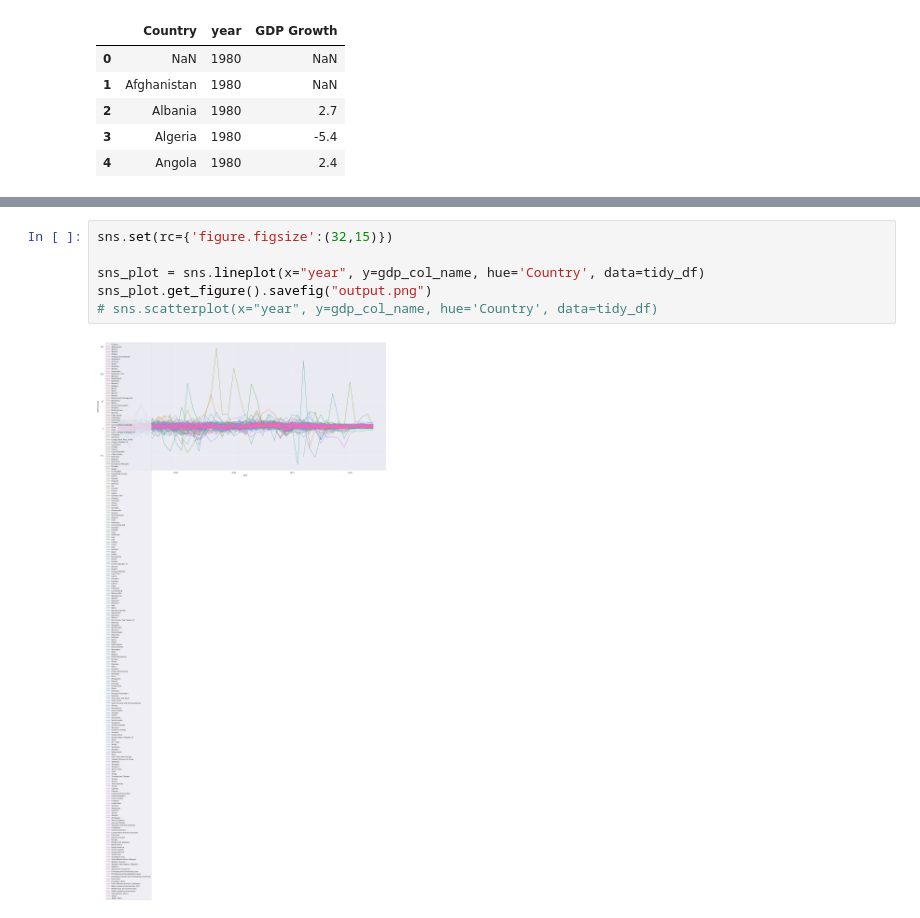
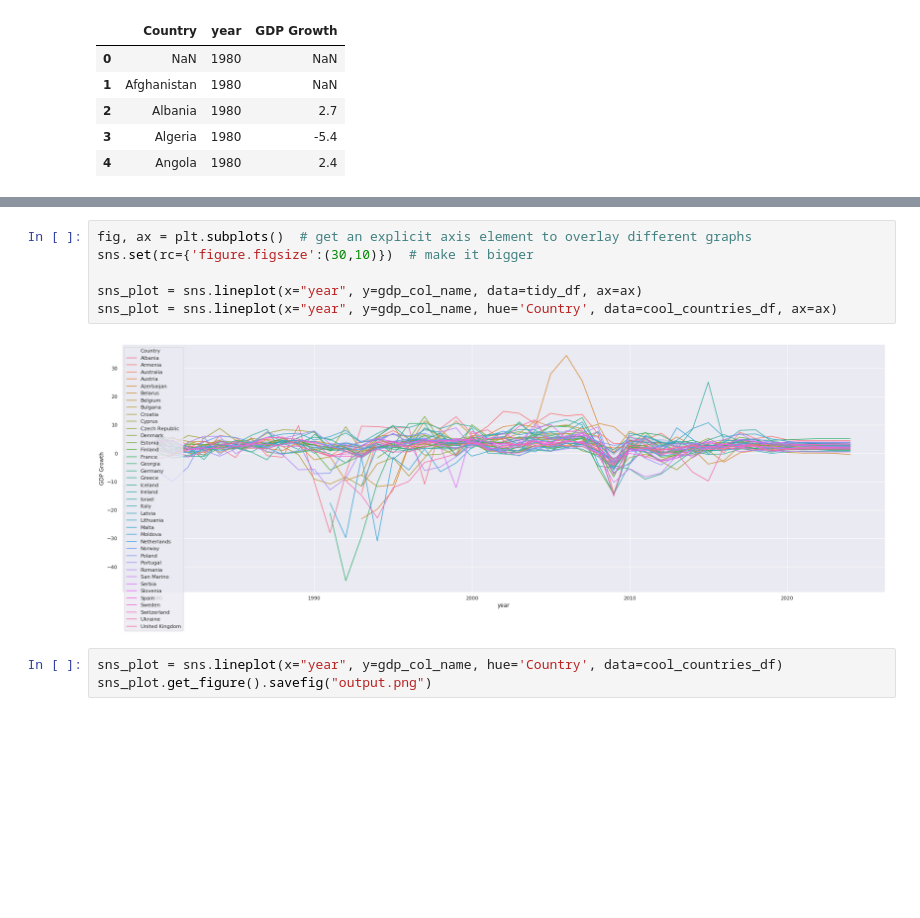
Before and after one commit to robota-x/imf_viz_example, a Jupyter notebook: Viz.ipynb, the cells around one changed output, grey strips where cells are left out. Cells and saved outputs as stored; diff of their text form; blank space fills up the shorter version.

```diff
--- a/Viz.ipynb
+++ b/Viz.ipynb
@@ -44,8 +52,11 @@ tidy_df.head()
+# %%
+fig, ax = plt.subplots()  # get an explicit axis element to overlay different graphs
+sns.set(rc={'figure.figsize':(30,10)})  # make it bigger
+
+sns_plot = sns.lineplot(x="year", y=gdp_col_name, data=tidy_df, ax=ax)
+sns_plot = sns.lineplot(x="year", y=gdp_col_name, hue='Country', data=cool_countries_df, ax=ax)
+# %% [output]
+[figure, added]
 # %%
-sns.set(rc={'figure.figsize':(32,15)})
-
-sns_plot = sns.lineplot(x="year", y=gdp_col_name, hue='Country', data=tidy_df)
+sns_plot = sns.lineplot(x="year", y=gdp_col_name, hue='Country', data=cool_countries_df)
 sns_plot.get_figure().savefig("output.png")
-# sns.scatterplot(x="year", y=gdp_col_name, hue='Country', data=tidy_df)
-# %% [output]
-[figure, removed]
```
Also changed, not shown: parts of 5 cells of this notebook, 1 other file.
